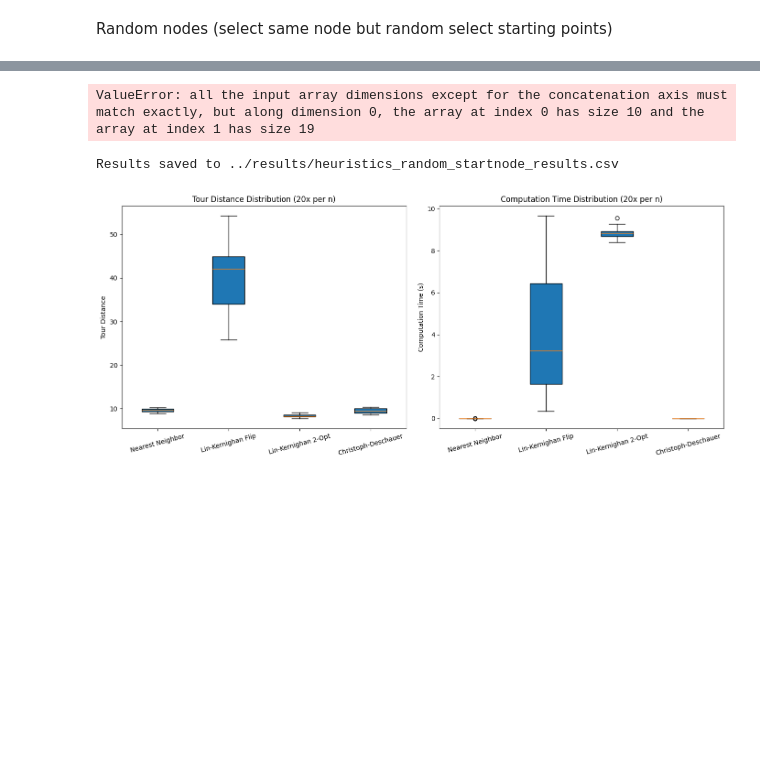
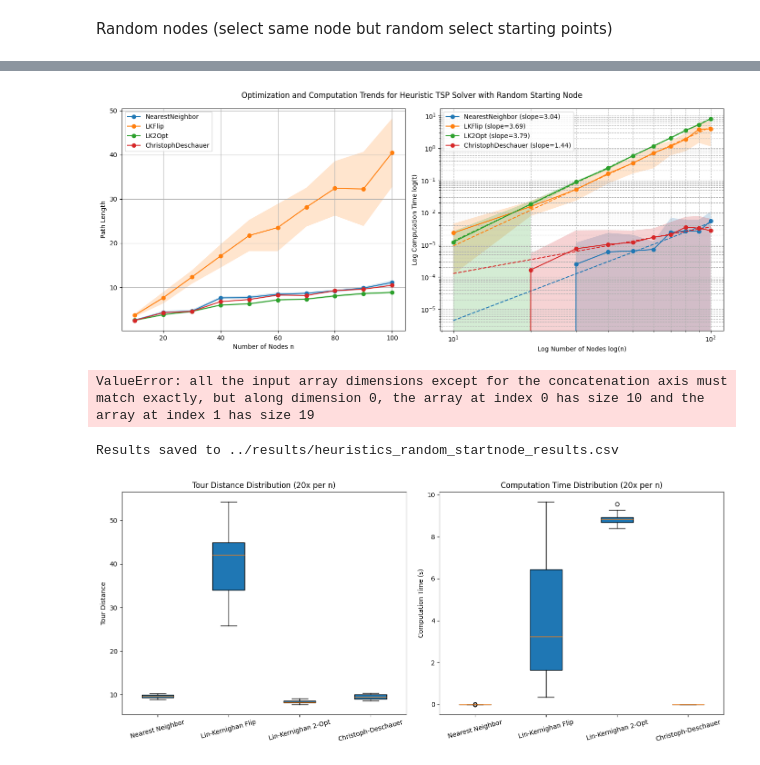
Before and after one commit to terryjiyao/TSP_benchmark_project, a Jupyter notebook: code/Heuristic_Comparison.ipynb, the cells around one changed output, grey strips where cells are left out. Cells and saved outputs as stored; diff of their text form; code cells hidden in the pictures; blank space fills up the shorter version.

```diff
--- a/code/Heuristic_Comparison.ipynb
+++ b/code/Heuristic_Comparison.ipynb
@@ -424,3 +401,58 @@ plt.show()
+# %%
+import matplotlib.pyplot as plt
+import pandas as pd
+import numpy as np
+from scipy import stats
+
+
+df_result = pd.read_csv('../results/heuristics_random_startnode_results.csv')
+
+n = df_result['n']
+methods = ['NearestNeighbor', 'LKFlip', 'LK2Opt', 'ChristophDeschauer']
+
+fig, axes = plt.subplots(1, 2, figsize=(14, 6))
+fig.suptitle('Optimization and Computation Trends for Heuristic TSP Solver with Random Starting Node')
+
+# first subplot
+for method in methods:
+    mean = df_result[f'o_{method}_mean']
+    std = df_result[f'o_{method}_std']
+    axes[0].plot(n, mean, label=f'{method}', marker='o')
+    axes[0].fill_between(n, mean - std, mean + std, alpha=0.2)
+
+axes[0].set_xlabel('Number of Nodes n')
+axes[0].set_ylabel('Path Length')
+axes[0].legend()
+axes[0].grid(True)
+
+# second subplot
+for method in methods:
+    mean = df_result[f't_{method}_mean']
+    std = df_result[f't_{method}_std']
+
+    mask = n >= 50
+    log_n_fit = np.log(n[mask])
+    log_mean_fit = np.log(mean[mask])
+    slope, intercept, r_value, p_value, std_err = stats.linregress(log_n_fit, log_mean_fit)
+
+    line, = axes[1].plot(n, mean, label=f'{method} (slope={slope:.2f})', marker='o')
+    axes[1].fill_between(n, mean - std, mean + std, alpha=0.2)
+
+    axes[1].plot(n, np.exp(intercept) * n ** slope, linestyle='--', color=line.get_color())
+
+
+axes[1].set_xscale('log')
+axes[1].set_yscale('log')
+axes[1].set_xlabel('Log Number of Nodes log(n)')
+axes[1].set_ylabel('Log Computation Time log(t)')
+axes[1].legend()
+axes[1].grid(True, which='both', ls='--')
+
+
+plt.tight_layout()
+plt.show()
+# %% [output]
+[figure, added]
 # %%
 import random
 import csv
```
Also changed, not shown: parts of 3 cells of this notebook, 6 other files.
